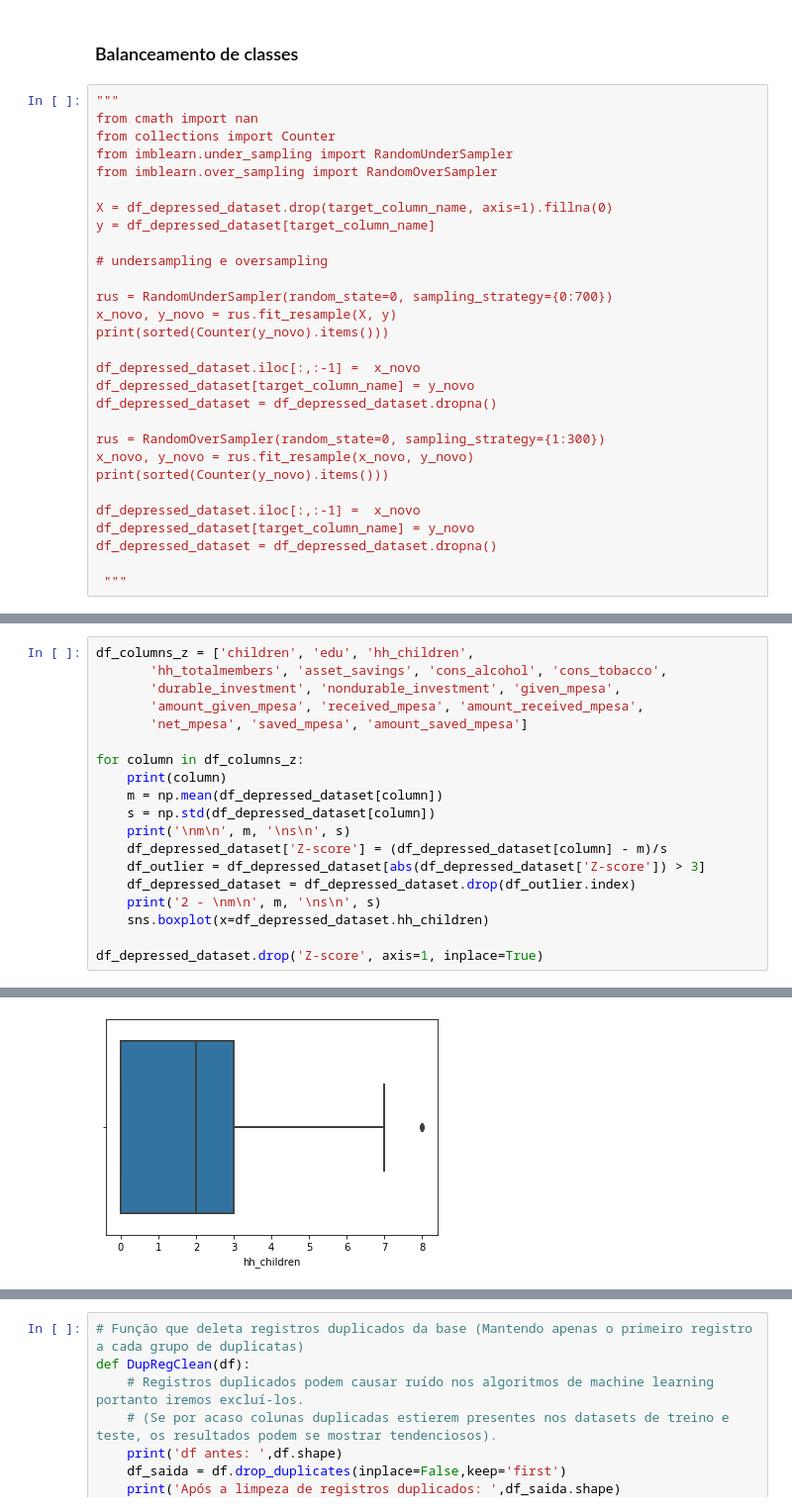
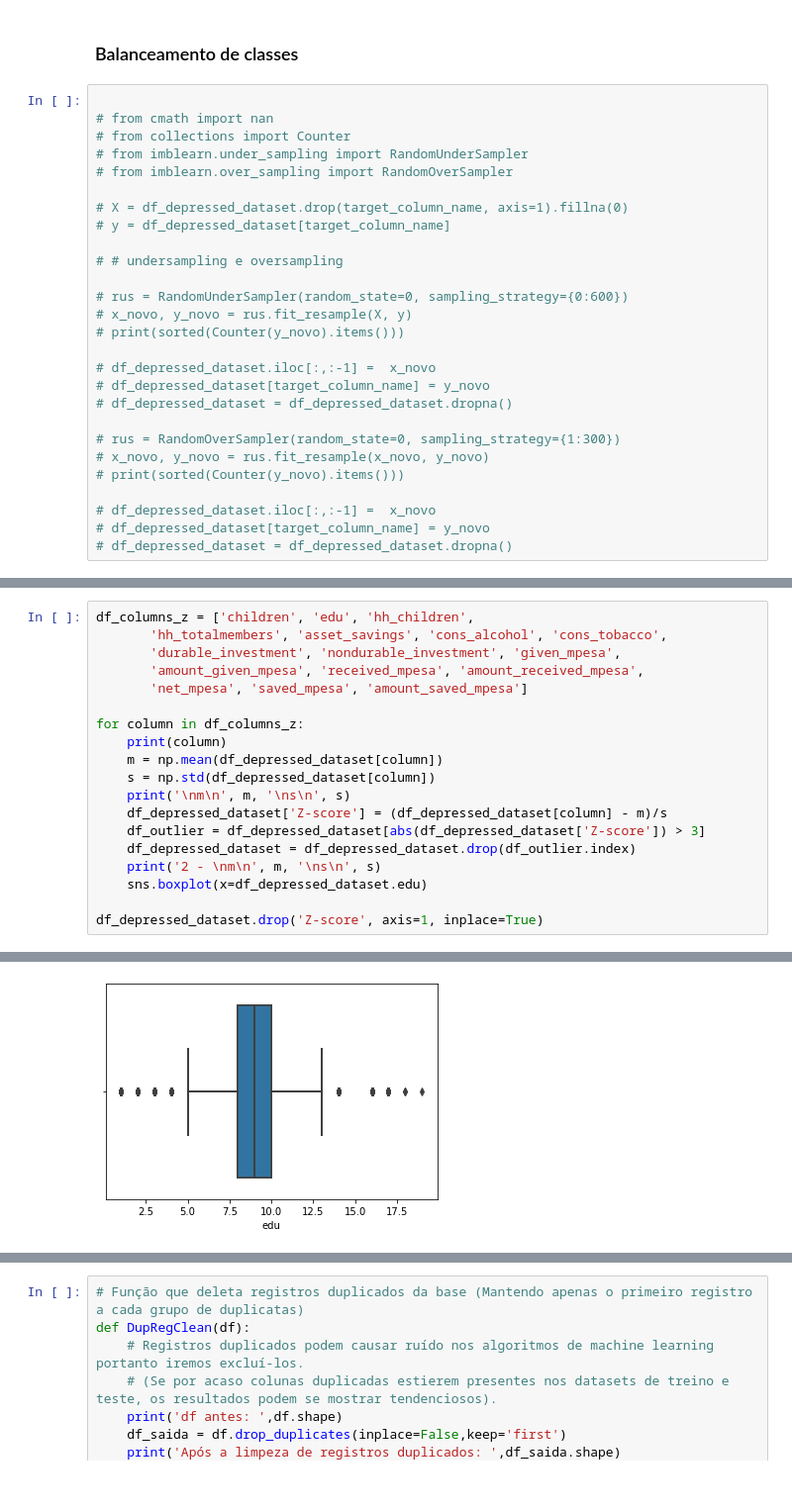
Before and after one commit to kaline/TrabalhoFinalML, a Jupyter notebook: dataset.ipynb, the cells around one changed output, grey strips where cells are left out. Shown at 99% size. Drawn from its saved outputs; the diff is of its cells as text; blank space fills up the shorter version.

```diff
--- a/dataset.ipynb
+++ b/dataset.ipynb
@@ -494,31 +502,29 @@ dtype: int64
 # %% [markdown]
 ### Balanceamento de classes
 # %%
-"""
-from cmath import nan
-from collections import Counter
-from imblearn.under_sampling import RandomUnderSampler
-from imblearn.over_sampling import RandomOverSampler
 
-X = df_depressed_dataset.drop(target_column_name, axis=1).fillna(0)
-y = df_depressed_dataset[target_column_name]
+# from cmath import nan
+# from collections import Counter
+# from imblearn.under_sampling import RandomUnderSampler
+# from imblearn.over_sampling import RandomOverSampler
 
-# undersampling e oversampling
+# X = df_depressed_dataset.drop(target_column_name, axis=1).fillna(0)
+# y = df_depressed_dataset[target_column_name]
 
-rus = RandomUnderSampler(random_state=0, sampling_strategy={0:700})
-x_novo, y_novo = rus.fit_resample(X, y)
-print(sorted(Counter(y_novo).items()))
+# # undersampling e oversampling
 
-df_depressed_dataset.iloc[:,:-1] =  x_novo
-df_depressed_dataset[target_column_name] = y_novo
-df_depressed_dataset = df_depressed_dataset.dropna()
+# rus = RandomUnderSampler(random_state=0, sampling_strategy={0:600})
+# x_novo, y_novo = rus.fit_resample(X, y)
+# print(sorted(Counter(y_novo).items()))
 
-rus = RandomOverSampler(random_state=0, sampling_strategy={1:300})
-x_novo, y_novo = rus.fit_resample(x_novo, y_novo)
-print(sorted(Counter(y_novo).items()))
+# df_depressed_dataset.iloc[:,:-1] =  x_novo
+# df_depressed_dataset[target_column_name] = y_novo
+# df_depressed_dataset = df_depressed_dataset.dropna()
 
-df_depressed_dataset.iloc[:,:-1] =  x_novo
-df_depressed_dataset[target_column_name] = y_novo
-df_depressed_dataset = df_depressed_dataset.dropna()
+# rus = RandomOverSampler(random_state=0, sampling_strategy={1:300})
+# x_novo, y_novo = rus.fit_resample(x_novo, y_novo)
+# print(sorted(Counter(y_novo).items()))
 
- """
+# df_depressed_dataset.iloc[:,:-1] =  x_novo
+# df_depressed_dataset[target_column_name] = y_novo
+# df_depressed_dataset = df_depressed_dataset.dropna()
@@ -539,32 +543,32 @@ df_columns_z = ['children', 'edu', 'hh_children',
 
 for column in df_columns_z:
     print(column)
     m = np.mean(df_depressed_dataset[column])
     s = np.std(df_depressed_dataset[column])
     print('\nm\n', m, '\ns\n', s)
     df_depressed_dataset['Z-score'] = (df_depressed_dataset[column] - m)/s
     df_outlier = df_depressed_dataset[abs(df_depressed_dataset['Z-score']) > 3]
     df_depressed_dataset = df_depressed_dataset.drop(df_outlier.index)
     print('2 - \nm\n', m, '\ns\n', s)
-    sns.boxplot(x=df_depressed_dataset.hh_children)
+    sns.boxplot(x=df_depressed_dataset.edu)
 
 df_depressed_dataset.drop('Z-score', axis=1, inplace=True)
 # %% [output]
 children
 
 m
  2.858761987794246
 s
  1.84799885689498
 2 -
 m
  2.858761987794246
 s
  1.84799885689498
 edu
 ... (160 lines left out)
 m
  1.9235467373787412
 s
  19.87201698447391
-[figure, old version]
+[figure, new version]
```
Also changed, not shown: parts of 15 cells of this notebook, 3 other files.
